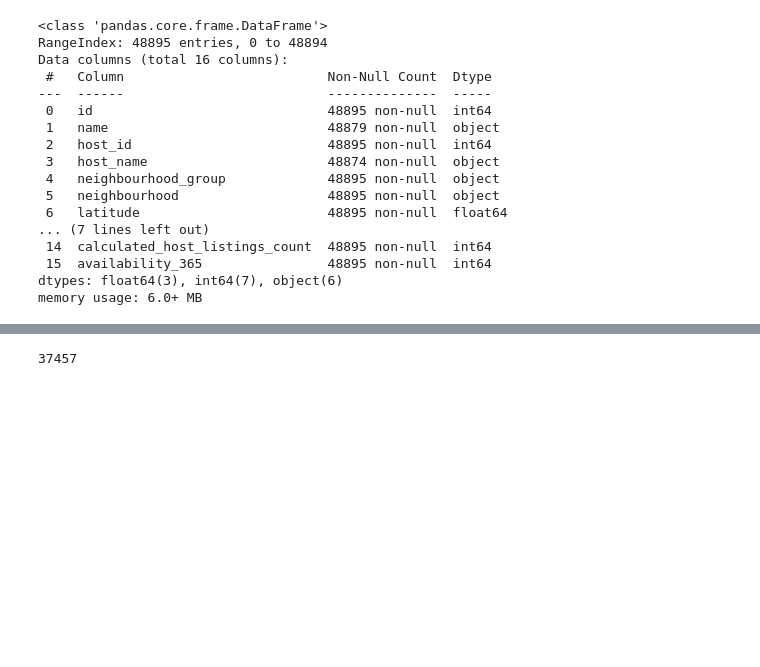
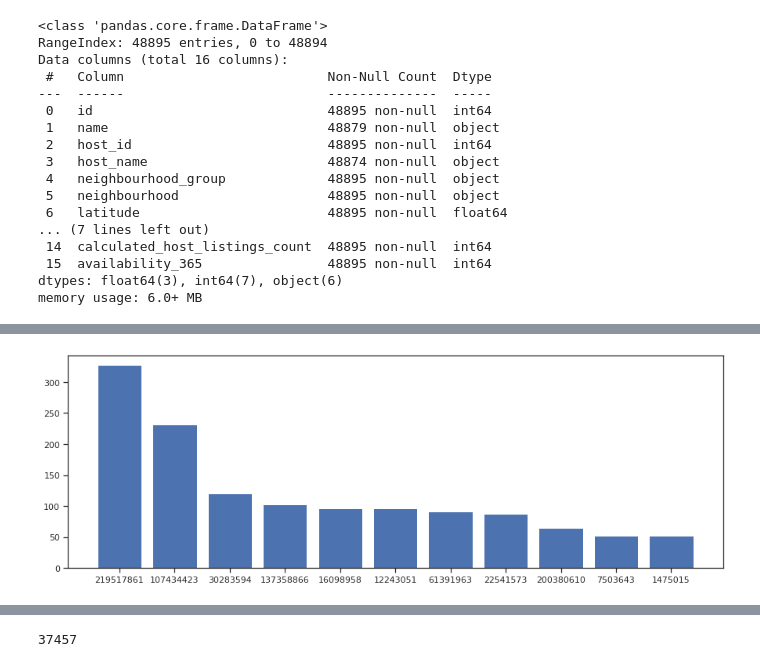
Before and after one commit to JuanAntonaccio/machine_learning_python-template, a Jupyter notebook: src/explore.ipynb, the cells around one changed output, grey strips where cells are left out. Drawn from its saved outputs; the diff is of its cells as text; code cells hidden in the pictures; blank space fills up the shorter version.

```diff
--- a/src/explore.ipynb
+++ b/src/explore.ipynb
@@ -82,0 +207,22 @@ round(df.describe(),2)
+# %%
+# Esto hizo Andrea Juarez - Sala 2
+
+histogramas_de_host_aux = df['host_id'].value_counts()
+#print(histogramas_de_host_aux.index)
+#print(histogramas_de_host_aux.values)
+
+histogramas_de_host = pd.DataFrame(histogramas_de_host_aux.values,columns=['frecuencia'])
+histogramas_de_host['host_id'] = histogramas_de_host_aux.index
+
+#print(histogramas_de_host)
+
+histogramas_de_host_aux2 = histogramas_de_host[histogramas_de_host['frecuencia'] > 50]
+
+#print(histogramas_de_host_aux2)
+fig=plt.figure(figsize=(15,5))
+
+plt.bar(histogramas_de_host_aux2['host_id'].astype(str), histogramas_de_host_aux2['frecuencia'] )
+
+plt.show()
+# %% [output]
+[figure, added]
```
Also changed, not shown: parts of 12 cells of this notebook.
